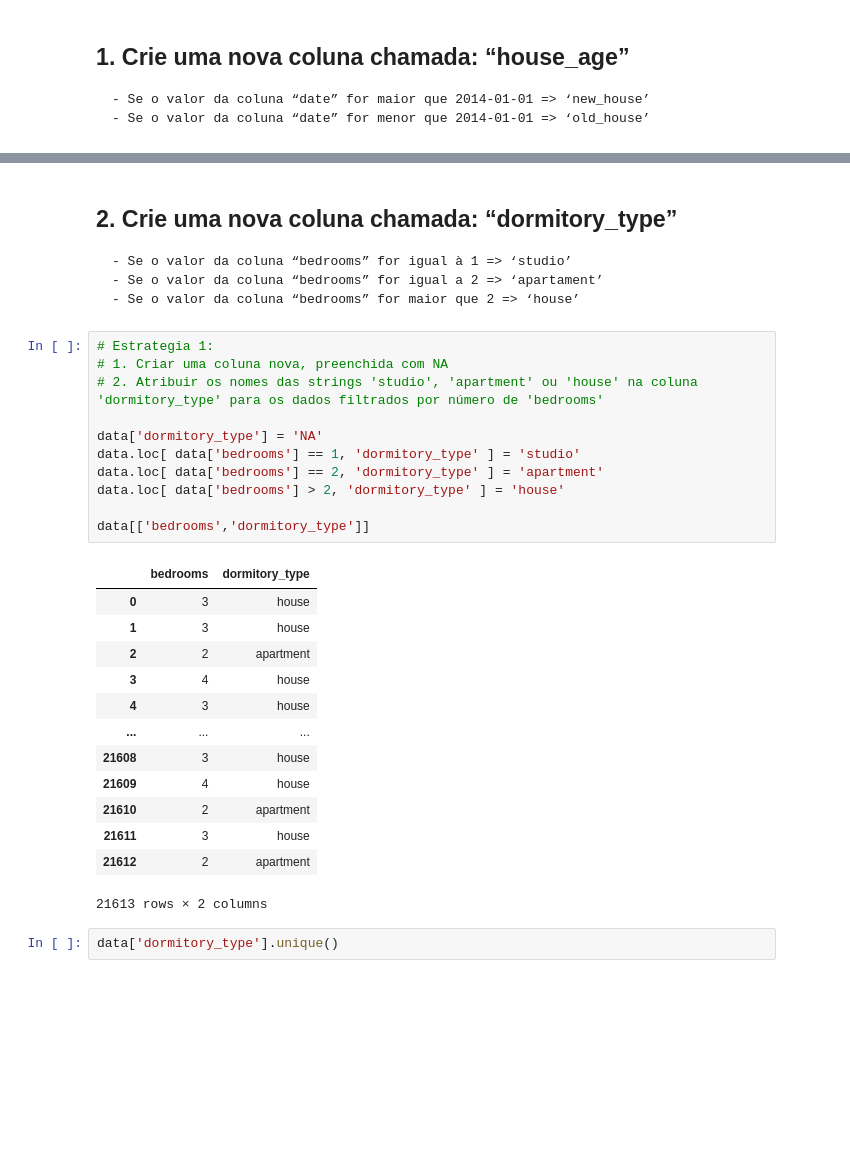
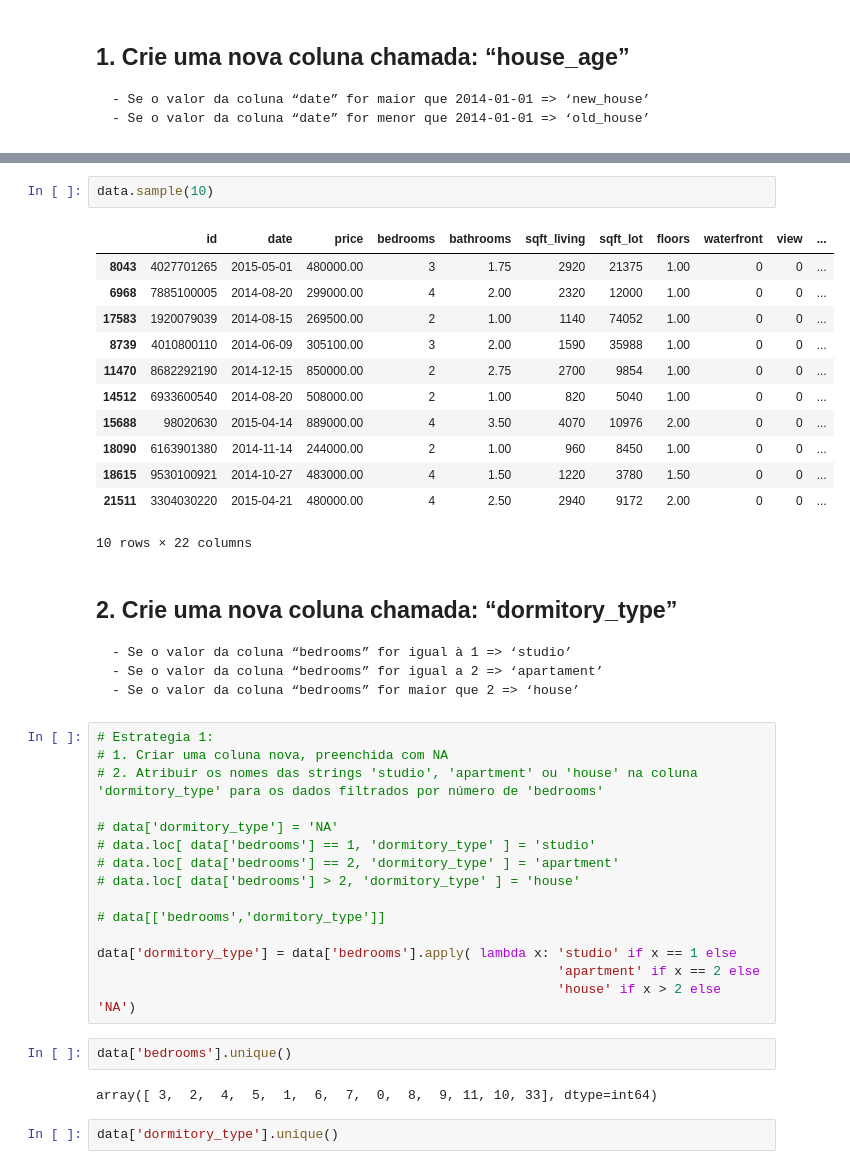
Before and after one commit to luana-afonso/Comunidade-DS, a Jupyter notebook: aula02_manipulacao.ipynb, the cells around one changed output, grey strips where cells are left out. Drawn from its saved outputs; the diff is of its cells as text; blank space fills up the shorter version.

```diff
--- a/aula02_manipulacao.ipynb
+++ b/aula02_manipulacao.ipynb
@@ -111,3 +154,18 @@ data.loc[ data['date'] < '2014-01-01', 'house_age'] = 'old_house'
+# %%
+data.sample(10)
+# %% [output]
+|  | id | date | price | bedrooms | bathrooms | sqft_living | sqft_lot | floors | waterfront | view | ... |
+| 8043 | 4027701265 | 2015-05-01 | 480000.00 | 3 | 1.75 | 2920 | 21375 | 1.00 | 0 | 0 | ... |
+| 6968 | 7885100005 | 2014-08-20 | 299000.00 | 4 | 2.00 | 2320 | 12000 | 1.00 | 0 | 0 | ... |
+| 17583 | 1920079039 | 2014-08-15 | 269500.00 | 2 | 1.00 | 1140 | 74052 | 1.00 | 0 | 0 | ... |
+| 8739 | 4010800110 | 2014-06-09 | 305100.00 | 3 | 2.00 | 1590 | 35988 | 1.00 | 0 | 0 | ... |
+| 11470 | 8682292190 | 2014-12-15 | 850000.00 | 2 | 2.75 | 2700 | 9854 | 1.00 | 0 | 0 | ... |
+| 14512 | 6933600540 | 2014-08-20 | 508000.00 | 2 | 1.00 | 820 | 5040 | 1.00 | 0 | 0 | ... |
+| 15688 | 98020630 | 2015-04-14 | 889000.00 | 4 | 3.50 | 4070 | 10976 | 2.00 | 0 | 0 | ... |
+| 18090 | 6163901380 | 2014-11-14 | 244000.00 | 2 | 1.00 | 960 | 8450 | 1.00 | 0 | 0 | ... |
+| 18615 | 9530100921 | 2014-10-27 | 483000.00 | 4 | 1.50 | 1220 | 3780 | 1.50 | 0 | 0 | ... |
+| 21511 | 3304030220 | 2015-04-21 | 480000.00 | 4 | 2.50 | 2940 | 9172 | 2.00 | 0 | 0 | ... |
+10 rows × 22 columns
 # %% [markdown]
 ## 2. Crie uma nova coluna chamada: “dormitory_type”
     - Se o valor da coluna “bedrooms” for igual à 1 => ‘studio’
@@ -118,26 +176,20 @@ data.loc[ data['date'] < '2014-01-01', 'house_age'] = 'old_house'
 # 1. Criar uma coluna nova, preenchida com NA
 # 2. Atribuir os nomes das strings 'studio', 'apartment' ou 'house' na coluna 'dormitory_type' para os dados filtrados por número de 'bedrooms'
 
-data['dormitory_type'] = 'NA'
-data.loc[ data['bedrooms'] == 1, 'dormitory_type' ] = 'studio'
-data.loc[ data['bedrooms'] == 2, 'dormitory_type' ] = 'apartment'
-data.loc[ data['bedrooms'] > 2, 'dormitory_type' ] = 'house'
+# data['dormitory_type'] = 'NA'
+# data.loc[ data['bedrooms'] == 1, 'dormitory_type' ] = 'studio'
+# data.loc[ data['bedrooms'] == 2, 'dormitory_type' ] = 'apartment'
+# data.loc[ data['bedrooms'] > 2, 'dormitory_type' ] = 'house'
 
-data[['bedrooms','dormitory_type']]
+# data[['bedrooms','dormitory_type']]
+
+data['dormitory_type'] = data['bedrooms'].apply( lambda x: 'studio' if x == 1 else
+                                                           'apartment' if x == 2 else
+                                                           'house' if x > 2 else 'NA')
-# %% [output]
-|  | bedrooms | dormitory_type |
-| 0 | 3 | house |
-| 1 | 3 | house |
-| 2 | 2 | apartment |
-| 3 | 4 | house |
-| 4 | 3 | house |
-| ... | ... | ... |
-| 21608 | 3 | house |
-| 21609 | 4 | house |
-| 21610 | 2 | apartment |
-| 21611 | 3 | house |
-| 21612 | 2 | apartment |
-21613 rows × 2 columns
+# %%
+data['bedrooms'].unique()
+# %% [output]
+array([ 3,  2,  4,  5,  1,  6,  7,  0,  8,  9, 11, 10, 33], dtype=int64)
 # %%
 data['dormitory_type'].unique()
 # %% [output]
```
Also changed, not shown: parts of 30 cells of this notebook, 2 other files.
